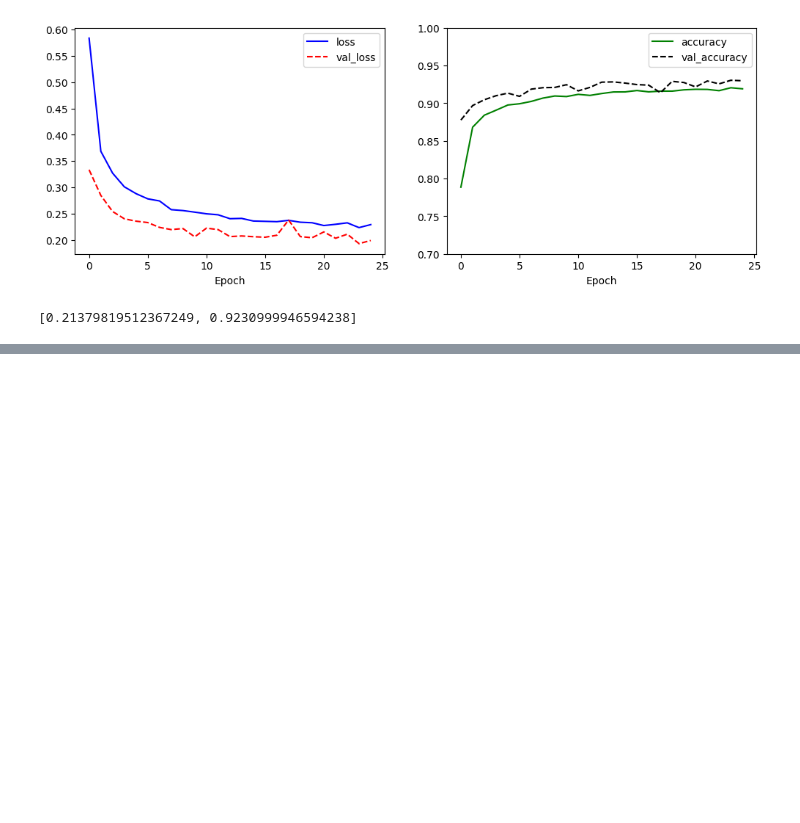
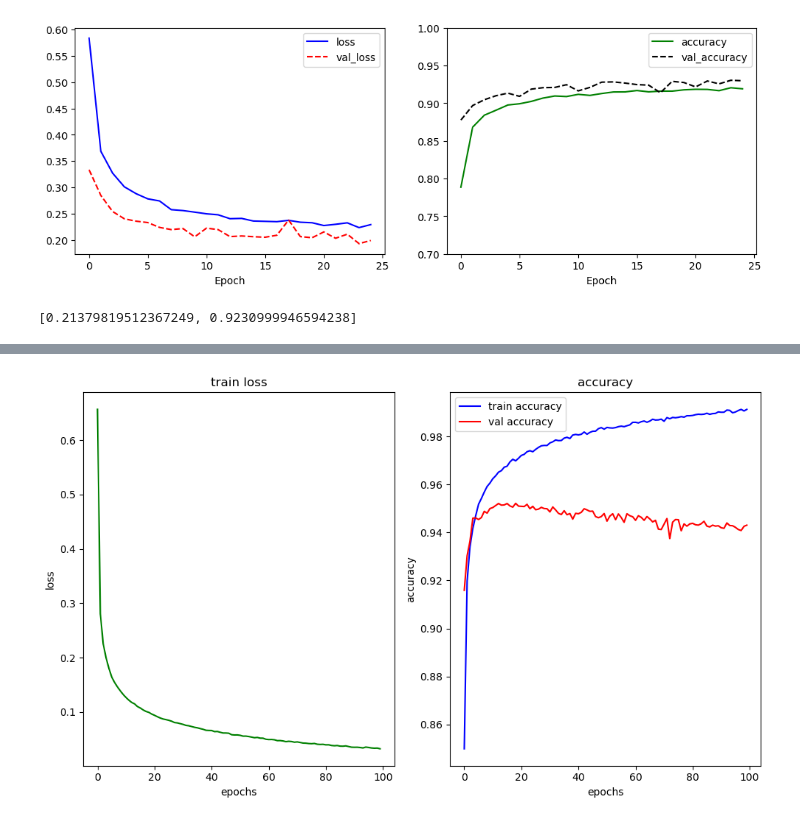
Before and after one commit to YeDongVibe/Tensorflow_Class, a Jupyter notebook: P.Hong/Chapter6.ipynb, the cells around one changed output, grey strips where cells are left out. Drawn from its saved outputs; the diff is of its cells as text; code cells hidden in the pictures; blank space fills up the shorter version.

```diff
--- a/P.Hong/Chapter6.ipynb
+++ b/P.Hong/Chapter6.ipynb
@@ -498,0 +842,68 @@ Epoch 25/25
+# %%
+import tensorflow as tf
+from tensorflow.keras.datasets import mnist
+import numpy as np
+import matplotlib.pyplot as plt
+#1
+(x_train, y_train), (x_test, y_test) = mnist.load_data()
+##print("x_train.shape=", x_train.shape) # (60000, 28, 28)
+##print("y_train.shape=", y_train.shape) # (60000,)
+##print("x_test.shape=",  x_test.shape)  # (10000, 28, 28)
+##print("y_test.shape=",  y_test.shape)  # (10000,)
+
+#2:normalize images
+x_train = x_train.astype('float32')
+x_test  = x_test.astype('float32')
+x_train /= 255.0 # [0.0, 1.0]
+x_test  /= 255.0
+
+#3: one-hot encoding
+y_train = tf.keras.utils.to_categorical(y_train) # (60000, 10) : 60000:이미지수(레코드수)
+y_test = tf.keras.utils.to_categorical(y_test)   # (10000, 10)
+
+#4: x_train.shape = (60000, 28, 28)
+model = tf.keras.Sequential()
+model.add(tf.keras.layers.Flatten(input_shape=(28, 28))) #1차원으로 변환 -> 28*28을 784 1차원으로
+model.add(tf.keras.layers.Dense(units=20, activation='sigmoid'))
+model.add(tf.keras.layers.Dense(units=10, activation='softmax'))
+model.summary()
+
+##model = tf.keras.Sequential()
+##model.add(tf.keras.layers.Input(shape = (28,28)))
+##model.add(tf.keras.layers.Flatten())
+##model.add(tf.keras.layers.Dense(units=20))
+##model.add(tf.keras.layers.Activation('sigmoid'))
+##model.add(tf.keras.layers.Dense(units=10))
+##model.add(tf.keras.layers.Activation('softmax'))
+##model.summary()
+
+opt = tf.keras.optimizers.RMSprop(learning_rate=0.01)
+model.compile(optimizer=opt, loss='categorical_crossentropy', metrics=['accuracy'])
+ret = model.fit(x_train, y_train, epochs=100, batch_size=400,
+                validation_split=0.2, verbose=0) # verbose:
+
+#5
+y_pred = model.predict(x_train)
+y_label = np.argmax(y_pred, axis = 1)
+C = tf.math.confusion_matrix(np.argmax(y_train, axis = 1), y_label)
+print("confusion_matrix(C):", C)
+
+train_loss, train_acc = model.evaluate(x_train, y_train, verbose=2)
+test_loss, test_acc = model.evaluate(x_test,  y_test, verbose=2)
+
+#6
+fig, ax = plt.subplots(1, 2, figsize=(10, 6))
+ax[0].plot(ret.history['loss'],  "g-")
+ax[0].set_title("train loss")
+ax[0].set_xlabel('epochs')
+ax[0].set_ylabel('loss')
+
+ax[1].plot(ret.history['accuracy'],     "b-", label="train accuracy")
+ax[1].plot(ret.history['val_accuracy'], "r-", label="val accuracy")
+ax[1].set_title("accuracy")
+ax[1].set_xlabel('epochs')
+ax[1].set_ylabel('accuracy')
+plt.legend(loc="best")
+fig.tight_layout()
+plt.show()
+# %% [output]
@@ -498,0 +927 @@ Epoch 25/25
+[figure, added]
```
Also changed, not shown: parts of 8 cells of this notebook.
